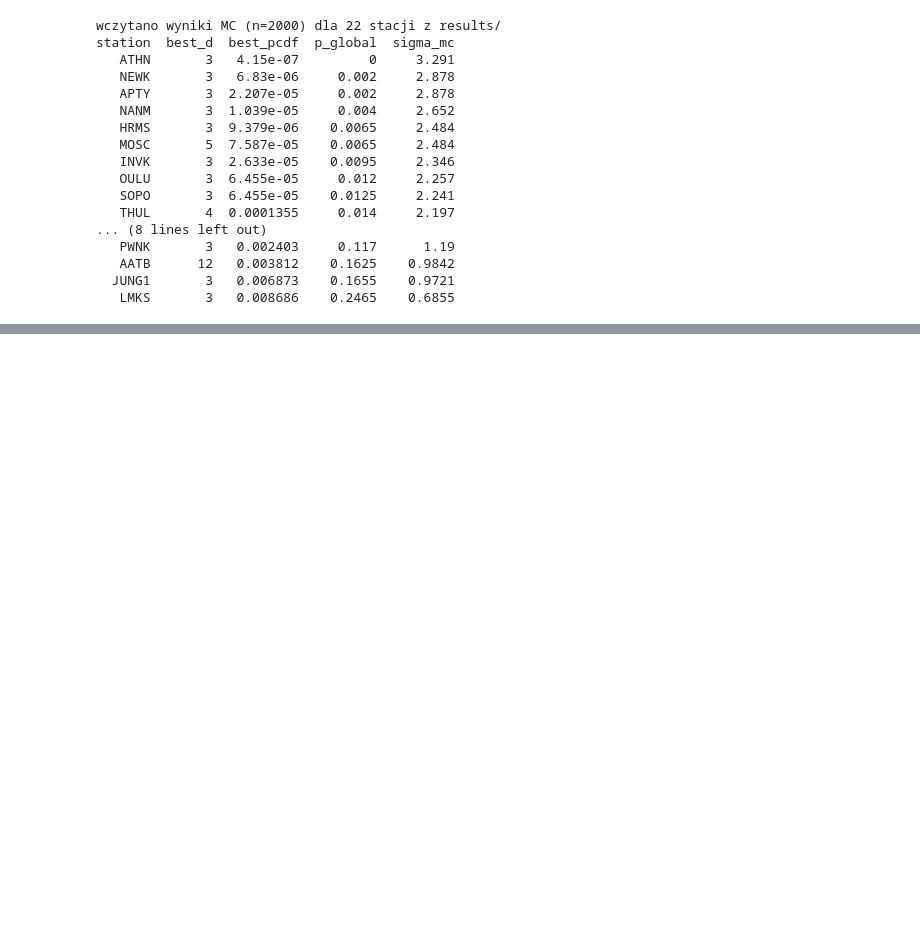
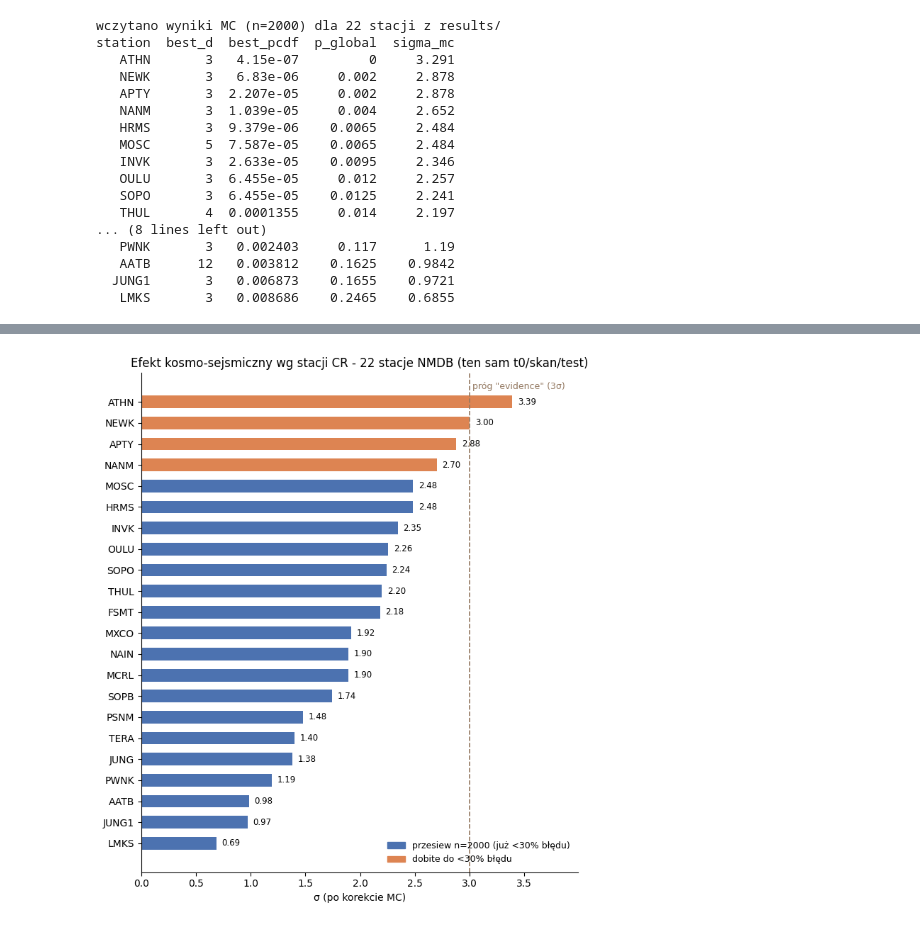
Before and after one commit to mflagga/prak, a Jupyter notebook: 20260717/20260717b.ipynb, the cells around one changed output, grey strips where cells are left out. Saved outputs shown, nothing was run; the diff lists cells and outputs as text; code cells hidden in the pictures; blank space fills up the shorter version.

```diff
--- a/20260717/20260717b.ipynb
+++ b/20260717/20260717b.ipynb
@@ -251,3 +274,39 @@ wynik zapisany do ../results/mc_minima_athn_n10000.npy
+# %%
+# Wizualizacja: sigma (po korekcie MC) dla wszystkich 22 stacji, sortowane,
+# z zaznaczonym progiem "evidence" (3 sigma) i wyroznieniem stacji dobitych
+# do wiekszej precyzji (NEWK/APTY/NANM/ATHN).
+sigmas_plot = screen_df.set_index("station")["sigma_mc"].copy()
+sigmas_plot.update(pd.Series(refined_sigmas))
+sigmas_plot = sigmas_plot.sort_values()
+
+colors = ["#DD8452" if s in refined_sigmas else "#4C72B0" for s in sigmas_plot.index]
+
+fig, ax = plt.subplots(figsize=(7, 8))
+bars = ax.barh(sigmas_plot.index, sigmas_plot.values, color=colors, height=0.6)
+ax.axvline(3.0, color="#937860", linewidth=1.2, linestyle="--")
+ax.text(3.0, len(sigmas_plot) - 0.5, " próg \"evidence\" (3σ)", va="bottom", ha="left",
+        color="#937860", fontsize=9)
+
+for bar, val in zip(bars, sigmas_plot.values):
+    ax.text(val + 0.05, bar.get_y() + bar.get_height() / 2, f"{val:.2f}",
+            va="center", ha="left", fontsize=8.5)
+
+ax.set_xlabel("σ (po korekcie MC)")
+ax.set_title("Efekt kosmo-sejsmiczny wg stacji CR - 22 stacje NMDB (ten sam t0/skan/test)")
+ax.spines[["top", "right"]].set_visible(False)
+ax.set_xlim(0, sigmas_plot.max() + 0.6)
+
+from matplotlib.patches import Patch
+legend_handles = [
+    Patch(color="#4C72B0", label="przesiew n=2000 (już <30% błędu)"),
+    Patch(color="#DD8452", label="dobite do <30% błędu"),
+]
+ax.legend(handles=legend_handles, loc="lower right", frameon=False, fontsize=9)
+
+fig.tight_layout()
+plt.show()
+# %% [output]
+[figure, added]
 # %%
 # Meta-analiza: PRZED naiwnym polaczeniem p-value (Stouffer/Fisher) trzeba
 # sprawdzic, czy 22 stacje sa faktycznie niezalezne. Neutron monitory
```
Also changed, not shown: parts of 5 cells of this notebook, 4 other files.
